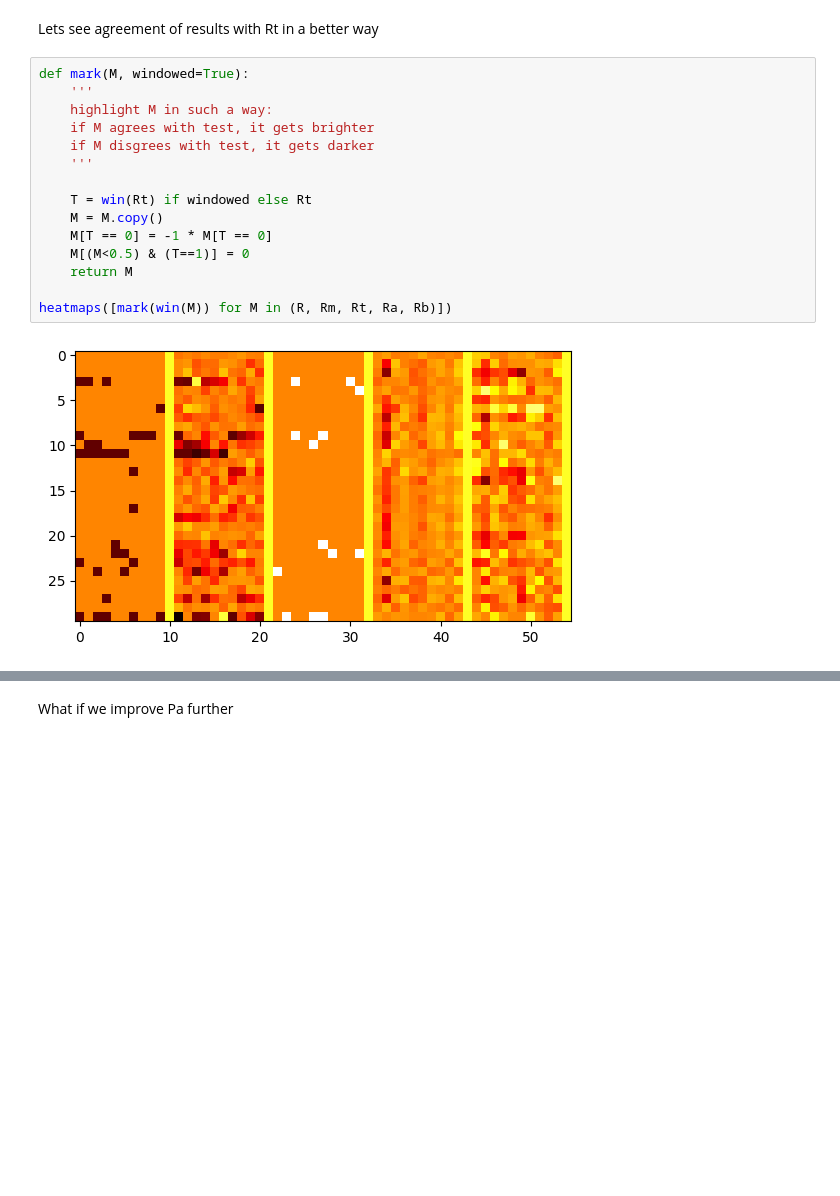
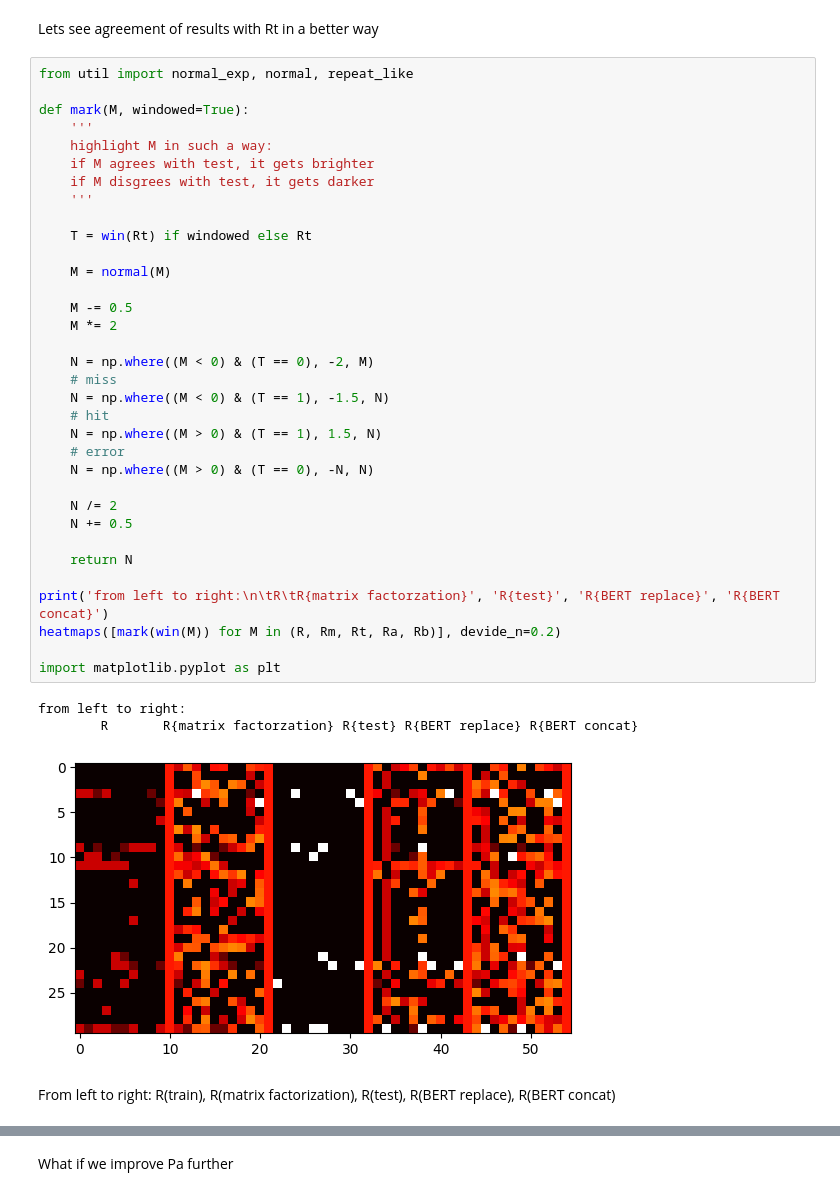
Before and after one commit to aeirya/information-retrieval-course, a Jupyter notebook: hw3/hw3_local.ipynb, the cells around one changed output, grey strips where cells are left out. Saved outputs shown, nothing was run; the diff lists cells and outputs as text; blank space fills up the shorter version.

Commit message:
final release, add visualisation of hits

```diff
--- a/hw3/hw3_local.ipynb
+++ b/hw3/hw3_local.ipynb
@@ -138,22 +143,45 @@ heatmaps(RRmRtRaRb)
 # %% [markdown]
 Lets see agreement of results with Rt in a better way
 # %%
+from util import normal_exp, normal, repeat_like
+
 def mark(M, windowed=True):
     '''
     highlight M in such a way:
     if M agrees with test, it gets brighter
     if M disgrees with test, it gets darker
     '''
 
     T = win(Rt) if windowed else Rt
-    M = M.copy()
-    M[T == 0] = -1 * M[T == 0]
-    M[(M<0.5) & (T==1)] = 0
-    return M
 
-heatmaps([mark(win(M)) for M in (R, Rm, Rt, Ra, Rb)])
+    M = normal(M)
+
+    M -= 0.5
+    M *= 2
+
+    N = np.where((M < 0) & (T == 0), -2, M)
+    # miss
+    N = np.where((M < 0) & (T == 1), -1.5, N)
+    # hit
+    N = np.where((M > 0) & (T == 1), 1.5, N)
+    # error
+    N = np.where((M > 0) & (T == 0), -N, N)
+
+    N /= 2
+    N += 0.5
+
+    return N
+
+print('from left to right:\n\tR\tR{matrix factorzation}', 'R{test}', 'R{BERT replace}', 'R{BERT concat}')
+heatmaps([mark(win(M)) for M in (R, Rm, Rt, Ra, Rb)], devide_n=0.2)
+
+import matplotlib.pyplot as plt
 # %% [output]
+from left to right:
+        R       R{matrix factorzation} R{test} R{BERT replace} R{BERT concat}
-[figure, old version]
+[figure, new version]
+# %% [markdown]
+From left to right: R(train), R(matrix factorization), R(test), R(BERT replace), R(BERT concat)
 # %%
 print("We expect R_train to have almost zero score (since it has zero value for almost every item)")
 print(E0)
```
Also changed, not shown: parts of 7 cells of this notebook, 2 other files.
